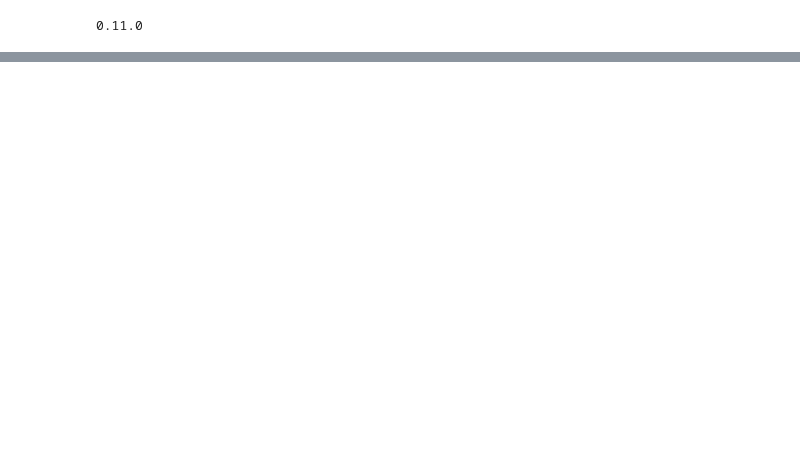
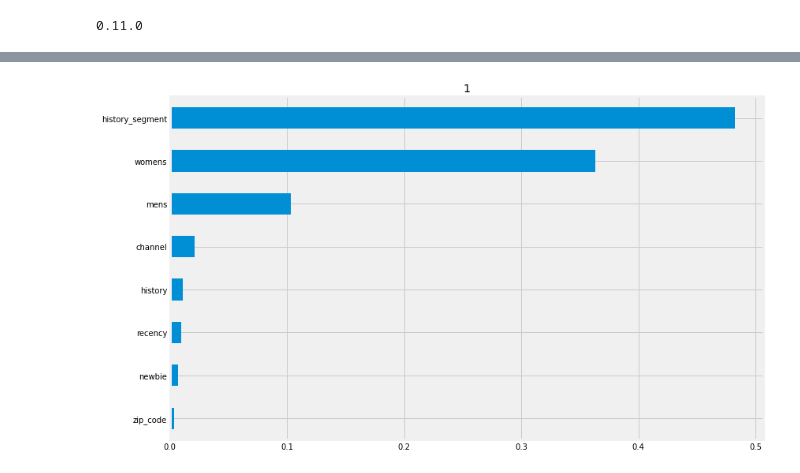
Before and after one commit to ryotoitoi/econome_ml_demo, a Jupyter notebook: notebook/mail_demo/mail_causalml.ipynb, the cells around one changed output, grey strips where cells are left out. Drawn from its saved outputs; the diff is of its cells as text; code cells hidden in the pictures; blank space fills up the shorter version.

```diff
--- a/notebook/mail_demo/mail_causalml.ipynb
+++ b/notebook/mail_demo/mail_causalml.ipynb
@@ -43,0 +226,22 @@ mail.head()
+# %%
+# True ATE
+print("True ATE : ", True_ATE)
+
+# X Learner with propensity score input
+# Calling the Base Learner class and feeding in XGB
+learner_x = BaseXRegressor(learner=XGBRegressor())
+ate_x = learner_x.estimate_ate(X=X, treatment=T, y=y)
+print('Using the BaseXRegressor class and using XGB:')
+print(ate_x)
+print('ATE estimate: {:.05f}'.format(ate_x[0][0]))
+print('ATE lower bound: {:.05f}'.format(ate_x[1][0]))
+print('ATE upper bound: {:.05f}'.format(ate_x[2][0]))
+
+# Calling the Base Learner class and feeding in LinearRegression
+learner_x = BaseXRegressor(learner=LinearRegression())
+ate_x = learner_x.estimate_ate(X=X, treatment=T, y=y)
+print('\nUsing the BaseXRegressor class and using Linear Regression:')
+print(ate_x)
+print('ATE estimate: {:.05f}'.format(ate_x[0][0]))
+print('ATE lower bound: {:.05f}'.format(ate_x[1][0]))
+print('ATE upper bound: {:.05f}'.format(ate_x[2][0]))
@@ -43,0 +261,9 @@ mail.head()
+# %%
+xlearner_tau = learner_x.fit_predict(X, T, y)
+learner_x.plot_importance(X=X,
+                         tau=xlearner_tau,
+                         normalize=True,
+                         method='auto',
+                         features=X.columns)
+# %% [output]
+[figure, added]
```
Also changed, not shown: parts of 14 cells of this notebook, 1 other file.
